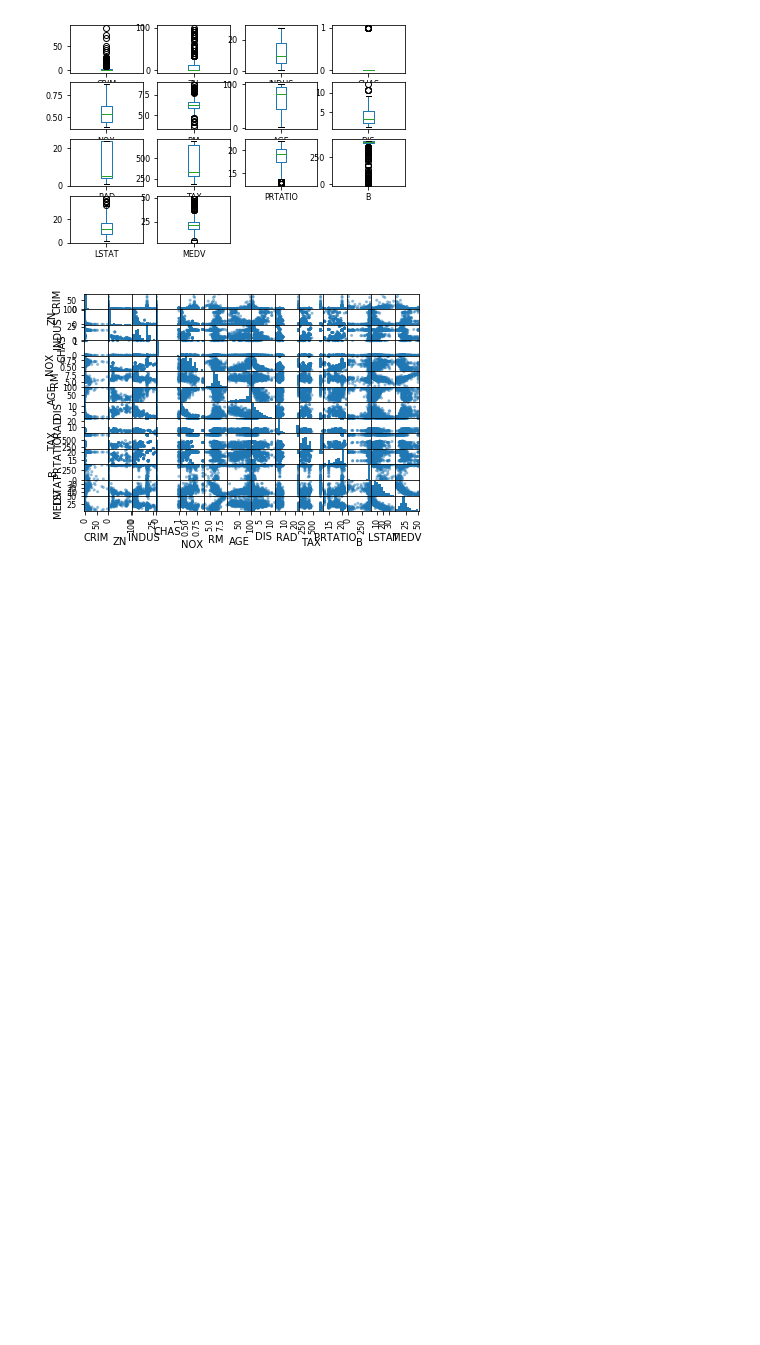
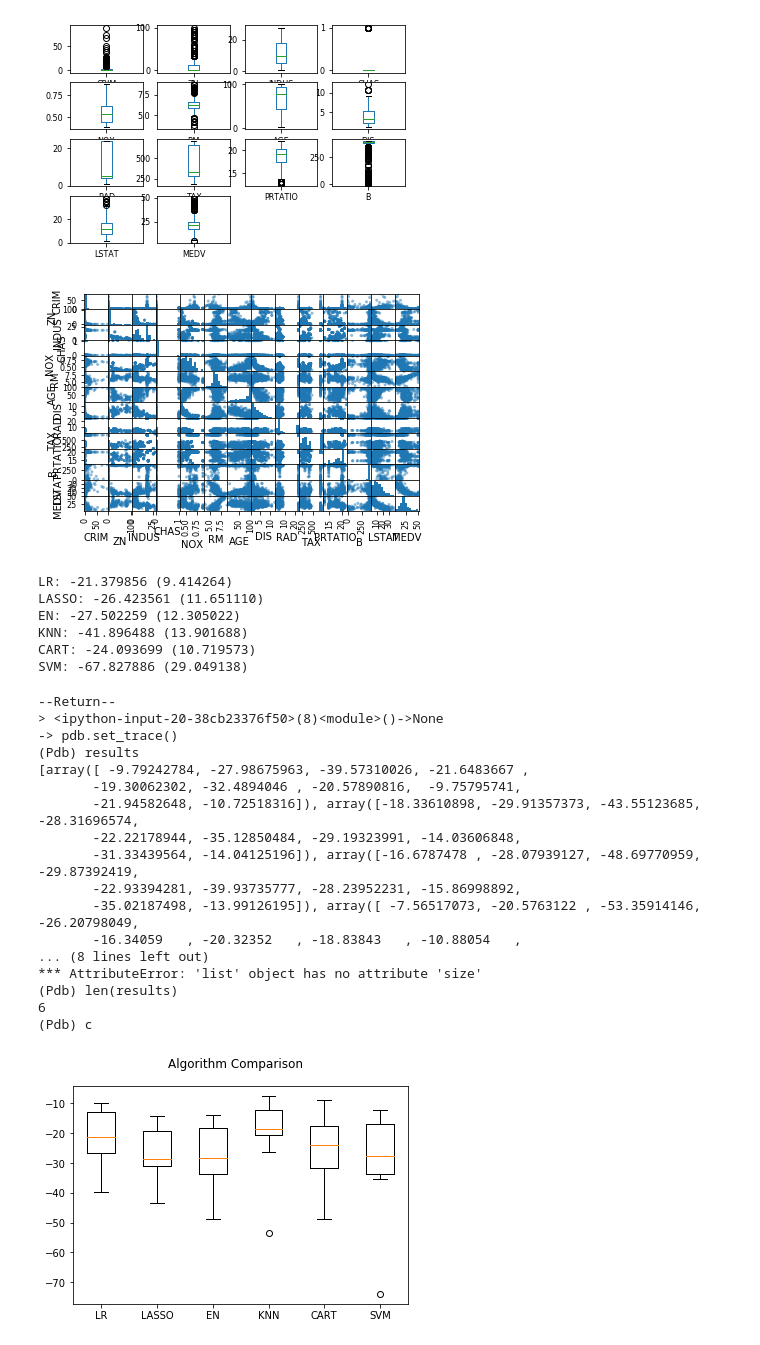
Before and after one commit to smiling888/MechineLearn, a Jupyter notebook: pracricePro/bostonPrice/BostonHousePrice.ipynb, the cells around one changed output. Cells and saved outputs as stored; diff of their text form; code cells hidden in the pictures; blank space fills up the shorter version.

```diff
--- a/pracricePro/bostonPrice/BostonHousePrice.ipynb
+++ b/pracricePro/bostonPrice/BostonHousePrice.ipynb
@@ -158,0 +169,62 @@ pyplot.show()
+# %%
+
+# 评估算法 - baseline
+models = {}
+#线性回归算法
+models['LR'] = LinearRegression()
+models['LASSO'] = Lasso()
+models['EN'] = ElasticNet()
+#非线性回归算法
+models['KNN'] = KNeighborsRegressor()
+models['CART'] = DecisionTreeRegressor()
+models['SVM'] = SVR()
+# %%
+# 评估算法 - 评估标准
+num_folds = 10
+seed = 7
+scoring = 'neg_mean_squared_error'
+results = []
+for key in models:
+    kfold = KFold(n_splits=num_folds, random_state=seed)
+    cv_result = cross_val_score(models[key], X_train, Y_train, cv=kfold, scoring=scoring)
+    results.append(cv_result)
+    print('%s: %f (%f)' % (key, cv_result.mean(), cv_result.std()))
+# 算法结果LR 最好其次是CART
+# %% [output]
+LR: -21.379856 (9.414264)
+LASSO: -26.423561 (11.651110)
+EN: -27.502259 (12.305022)
+KNN: -41.896488 (13.901688)
+CART: -24.093699 (10.719573)
+SVM: -67.827886 (29.049138)
+# %%
+import pdb;
+
+#评估算法 - 箱线图
+fig = pyplot.figure()
+fig.suptitle('Algorithm Comparison')
+ax = fig.add_subplot(111)
+pyplot.boxplot(results)
+pdb.set_trace()
+ax.set_xticklabels(models.keys())
+pyplot.show()
+#线性算法的分布比较类似，并且K近邻算法的结果分布非常紧凑。
+# %% [output]
+--Return--
+> <ipython-input-20-38cb23376f50>(8)<module>()->None
+-> pdb.set_trace()
+(Pdb) results
+[array([ -9.79242784, -27.98675963, -39.57310026, -21.6483667 ,
+       -19.30062302, -32.4894046 , -20.57890816,  -9.75795741,
+       -21.94582648, -10.72518316]), array([-18.33610898, -29.91357373, -43.55123685, -28.31696574,
+       -22.22178944, -35.12850484, -29.19323991, -14.03606848,
+       -31.33439564, -14.04125196]), array([-16.6787478 , -28.07939127, -48.69770959, -29.87392419,
+       -22.93394281, -39.93735777, -28.23952231, -15.86998892,
+       -35.02187498, -13.99126195]), array([ -7.56517073, -20.5763122 , -53.35914146, -26.20798049,
+       -16.34059   , -20.32352   , -18.83843   , -10.88054   ,
+... (8 lines left out)
+*** AttributeError: 'list' object has no attribute 'size'
+(Pdb) len(results)
+6
+(Pdb) c
+[figure, added]
```
Also changed, not shown: parts of 4 cells of this notebook, 13 other files.
